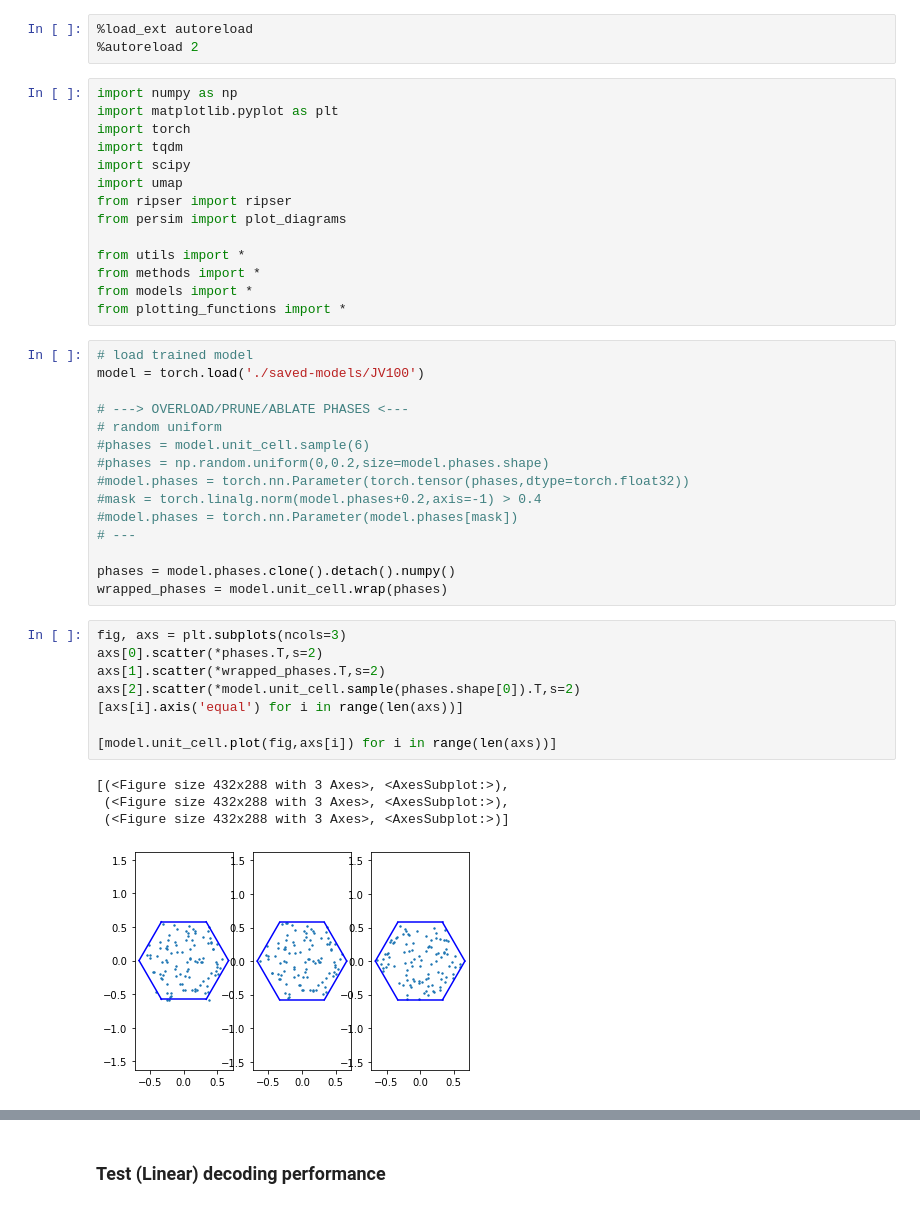
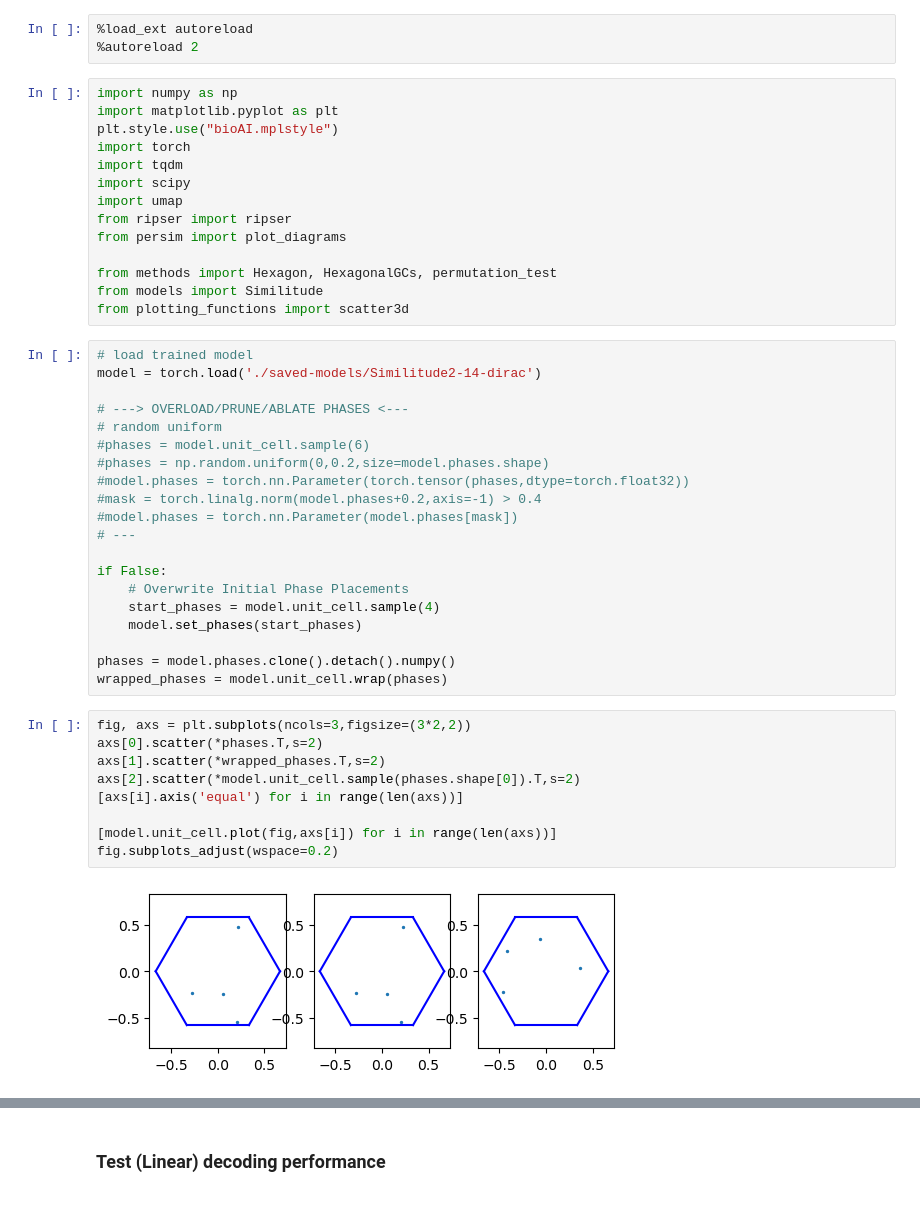
Before and after one commit to bioAI-Oslo/CI-grid-cells, a Jupyter notebook: protocol.ipynb, the cells around one changed output, grey strips where cells are left out. Saved outputs shown, nothing was run; the diff lists cells and outputs as text.

```diff
--- a/protocol.ipynb
+++ b/protocol.ipynb
@@ -4,6 +4,7 @@
 # %%
 import numpy as np
 import matplotlib.pyplot as plt
+plt.style.use("bioAI.mplstyle")
 import torch
 import tqdm
 import scipy
@@ -11,13 +12,12 @@ import umap
 from ripser import ripser
 from persim import plot_diagrams
 
-from utils import *
-from methods import *
-from models import *
-from plotting_functions import *
+from methods import Hexagon, HexagonalGCs, permutation_test
+from models import Similitude
+from plotting_functions import scatter3d
 # %%
 # load trained model
-model = torch.load('./saved-models/JV100')
+model = torch.load('./saved-models/Similitude2-14-dirac')
 
 # ---> OVERLOAD/PRUNE/ABLATE PHASES <---
 # random uniform
@@ -28,21 +28,24 @@ model = torch.load('./saved-models/JV100')
 #model.phases = torch.nn.Parameter(model.phases[mask])
 # ---
 
+if False:
+    # Overwrite Initial Phase Placements
+    start_phases = model.unit_cell.sample(4)
+    model.set_phases(start_phases)
+
 phases = model.phases.clone().detach().numpy()
 wrapped_phases = model.unit_cell.wrap(phases)
 # %%
-fig, axs = plt.subplots(ncols=3)
+fig, axs = plt.subplots(ncols=3,figsize=(3*2,2))
 axs[0].scatter(*phases.T,s=2)
 axs[1].scatter(*wrapped_phases.T,s=2)
 axs[2].scatter(*model.unit_cell.sample(phases.shape[0]).T,s=2)
 [axs[i].axis('equal') for i in range(len(axs))]
 
 [model.unit_cell.plot(fig,axs[i]) for i in range(len(axs))]
+fig.subplots_adjust(wspace=0.2)
 # %% [output]
-[(<Figure size 432x288 with 3 Axes>, <AxesSubplot:>),
- (<Figure size 432x288 with 3 Axes>, <AxesSubplot:>),
- (<Figure size 432x288 with 3 Axes>, <AxesSubplot:>)]
-[figure, old version]
+[figure, new version]
 # %%
 hist2d = scipy.stats.binned_statistic_2d(*wrapped_phases.T,None,statistic='count').statistic
 plt.imshow(hist2d.T,origin='lower')
```
Also changed, not shown: parts of 20 cells of this notebook, 7 other files.
